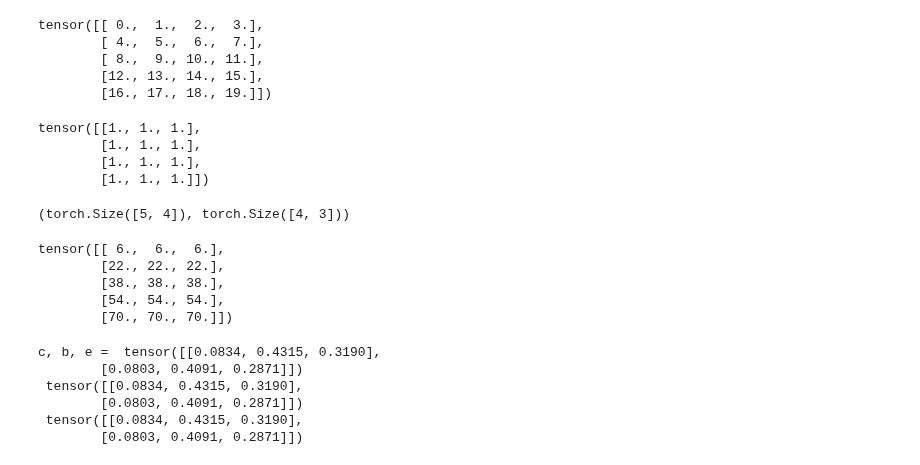
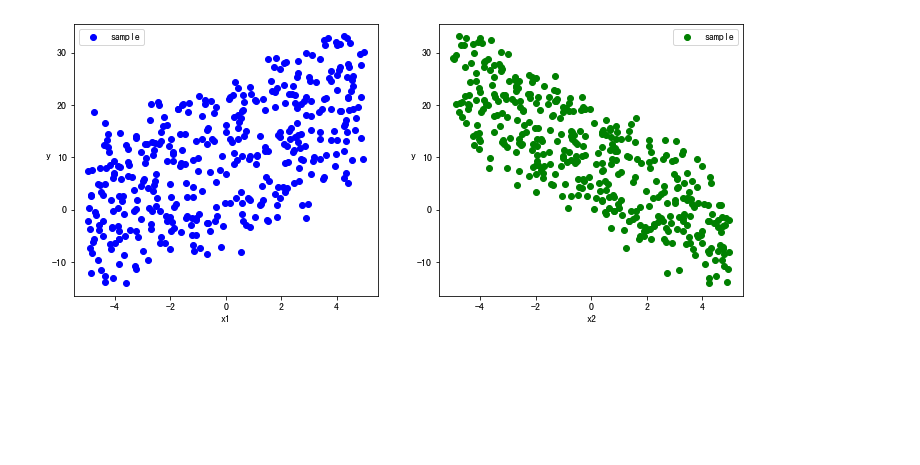
Before and after one commit to michaelzhouy/DeepLearning, a Jupyter notebook: 05-20天吃透PyTorch/03-PyTorch的层次结构/01-低阶API.ipynb, the cells around one changed output. Saved outputs shown, nothing was run; the diff lists cells and outputs as text; code cells hidden in the pictures; blank space fills up the shorter version.

```diff
--- a/05-20天吃透PyTorch/03-PyTorch的层次结构/01-低阶API.ipynb
+++ b/05-20天吃透PyTorch/03-PyTorch的层次结构/01-低阶API.ipynb
@@ -12,5 +20,6 @@ os.environ["KMP_DUPLICATE_LIB_OK"]="TRUE"
 # %%
 n = 400 # 样本数量
-X = 10 * torch.rand([n, 2]) - 5.0
-w0 = torch.tensor([[2.0], [-3.0]])
-b0 = torch.tensor([[10.0]])
+X = 10 * torch.rand((n, 2)) - 5.0 # (n, 2)
+w0 = torch.tensor([[2.0], [-3.0]]) # (2, 1)
+b0 = torch.tensor([[10.0]]) # (1, 1)
+Y = torch.mm(X, w0) + b0 + torch.normal(0.0, 2.0, size=(n, 1)) # Y (n, 1)
@@ -29,46 +26,16 @@ torch.Size([400, 1])
-# %%
-Y = torch.mm(X, w0) + b0 + torch.normal(0.0, 2.0, size=[n, 1])
-# %%
-A = torch.arange(20).reshape(5, 4).float()
-A
-# %% [output]
-tensor([[ 0.,  1.,  2.,  3.],
-        [ 4.,  5.,  6.,  7.],
-        [ 8.,  9., 10., 11.],
-        [12., 13., 14., 15.],
-        [16., 17., 18., 19.]])
-# %%
-B = torch.ones(4, 3)
-B
-# %% [output]
-tensor([[1., 1., 1.],
-        [1., 1., 1.],
-        [1., 1., 1.],
-        [1., 1., 1.]])
-# %%
-A.shape, B.shape
-# %% [output]
-(torch.Size([5, 4]), torch.Size([4, 3]))
-# %%
-torch.mm(A, B)
-# %% [output]
-tensor([[ 6.,  6.,  6.],
-        [22., 22., 22.],
-        [38., 38., 38.],
-        [54., 54., 54.],
-        [70., 70., 70.]])
-# %%
-a = torch.rand(2, 2)
-# print(a)
-b = torch.rand(2, 3)
-c = torch.mm(a, b)
-d = torch.matmul(a, b)
-e = a@b
-print('c, b, e = ', c, '\n', d, '\n', e)
-# %% [output]
-c, b, e =  tensor([[0.0834, 0.4315, 0.3190],
-        [0.0803, 0.4091, 0.2871]])
- tensor([[0.0834, 0.4315, 0.3190],
-        [0.0803, 0.4091, 0.2871]])
- tensor([[0.0834, 0.4315, 0.3190],
-        [0.0803, 0.4091, 0.2871]])
+# %%
+plt.figure(figsize=(12, 5))
+ax1 = plt.subplot(121)
+ax1.scatter(X[:, 0].numpy(), Y[:, 0].numpy(), c='b', label='sample')
+ax1.legend()
+plt.xlabel('x1')
+plt.ylabel('y', rotation=0)
+
+ax2 = plt.subplot(122)
+ax2.scatter(X[:, 1].numpy(), Y[:, 0].numpy(), c='g', label='sample')
+ax2.legend()
+plt.xlabel('x2')
+plt.ylabel('y', rotation=0)
+plt.show()
+# %% [output]
+[figure, added]
```
Also changed, not shown: parts of 15 cells of this notebook.
